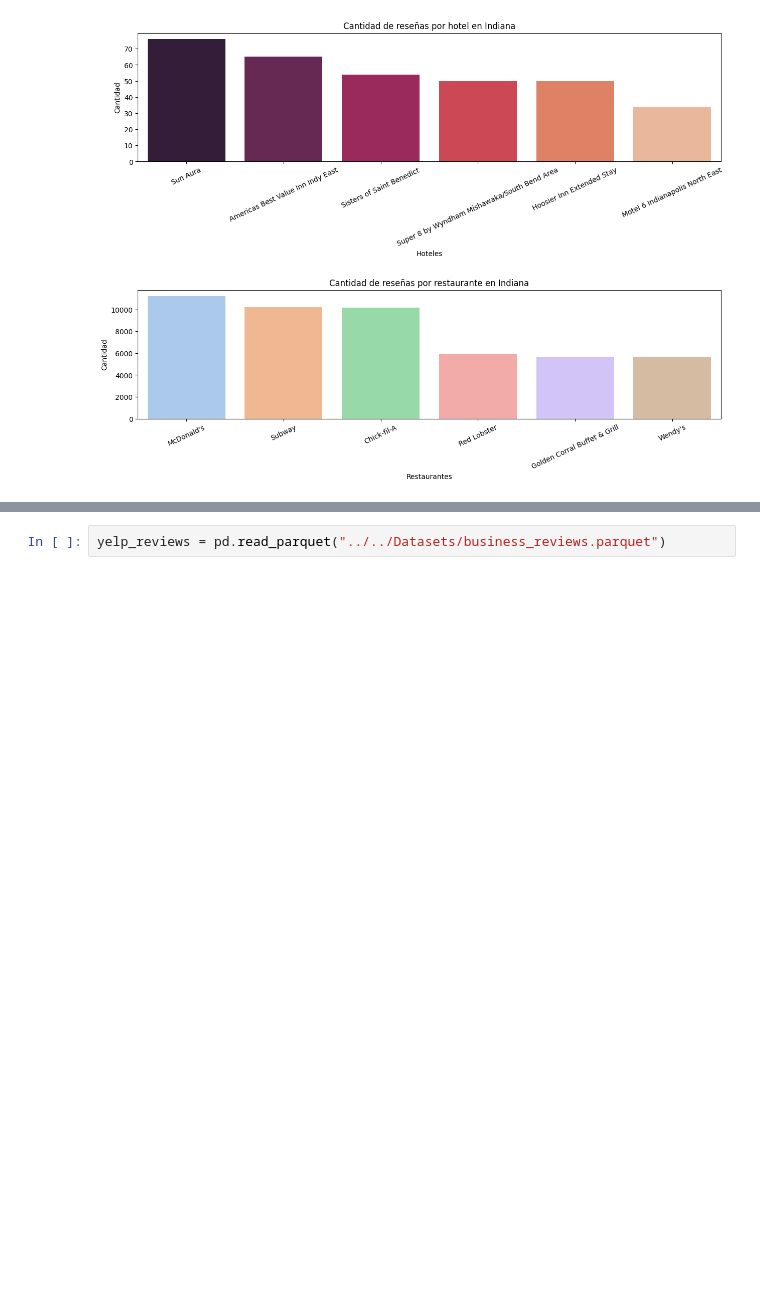
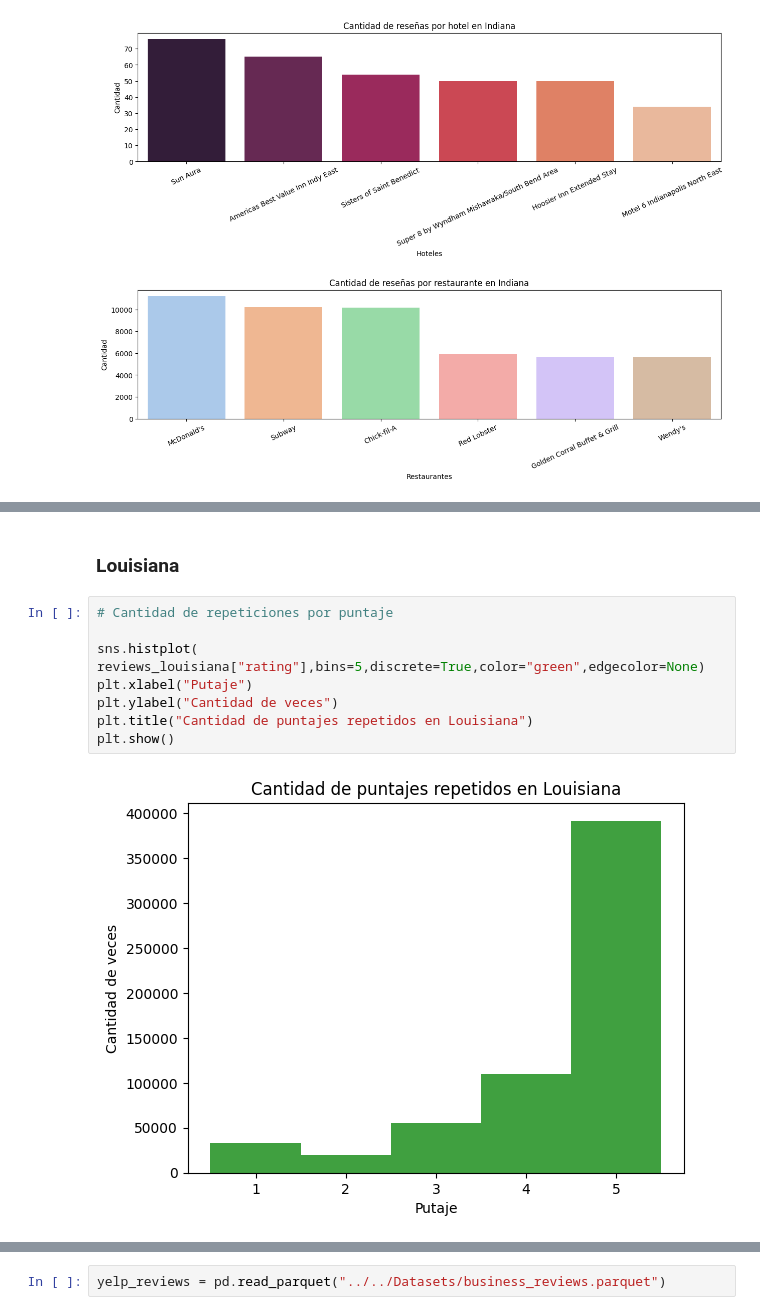
Before and after one commit to TFTomasFernandez/Sistema-de-Recomendacion-Turistico, a Jupyter notebook: notebooks/EDA/eda.ipynb, the cells around one changed output, grey strips where cells are left out. Cells and saved outputs as stored; diff of their text form; blank space fills up the shorter version.

```diff
--- a/notebooks/EDA/eda.ipynb
+++ b/notebooks/EDA/eda.ipynb
@@ -154,0 +172,12 @@ plt.show()
+# %% [markdown]
+### <b> Louisiana <b>
+# %%
+# Cantidad de repeticiones por puntaje
+
+sns.histplot( reviews_louisiana["rating"],bins=5,discrete=True,color="green",edgecolor=None)
+plt.xlabel("Putaje")
+plt.ylabel("Cantidad de veces")
+plt.title("Cantidad de puntajes repetidos en Louisiana")
+plt.show()
+# %% [output]
+[figure, added]
```
Also changed, not shown: parts of 21 cells of this notebook, 12 other files.
